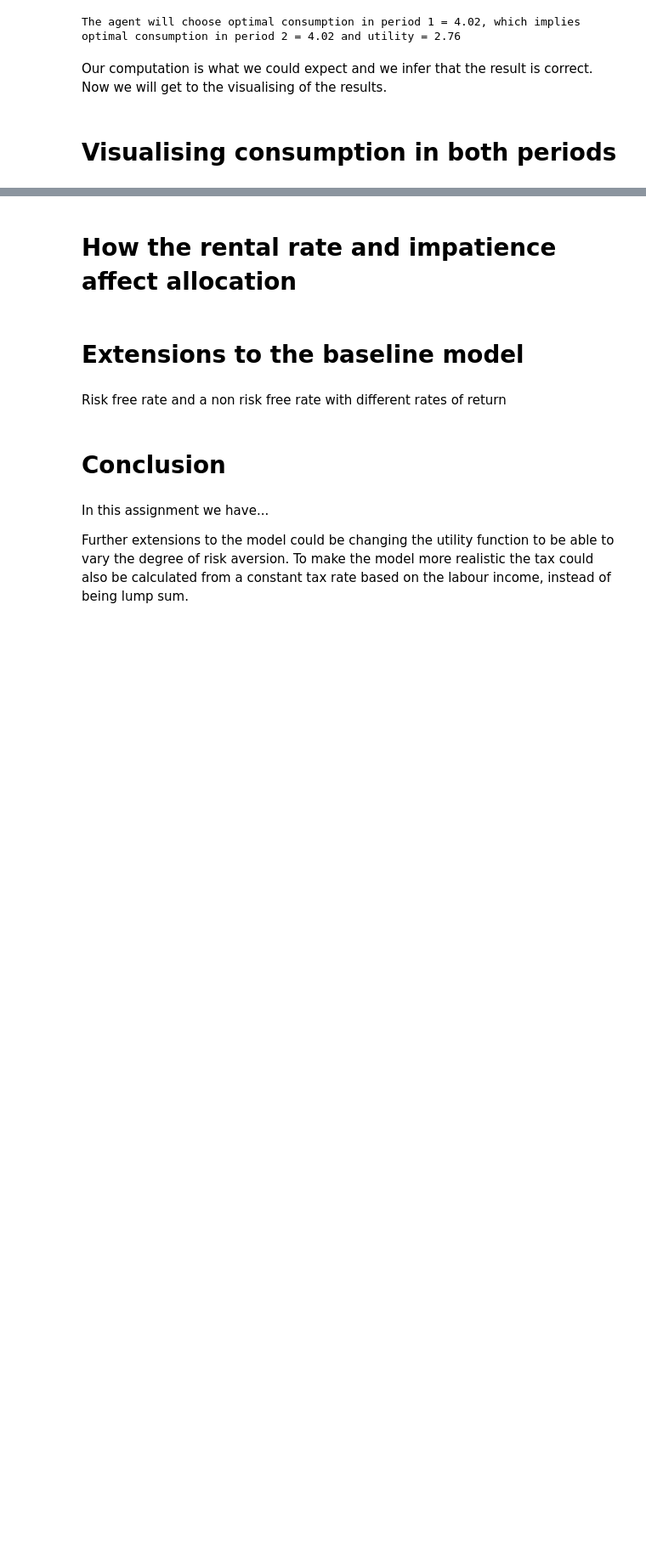
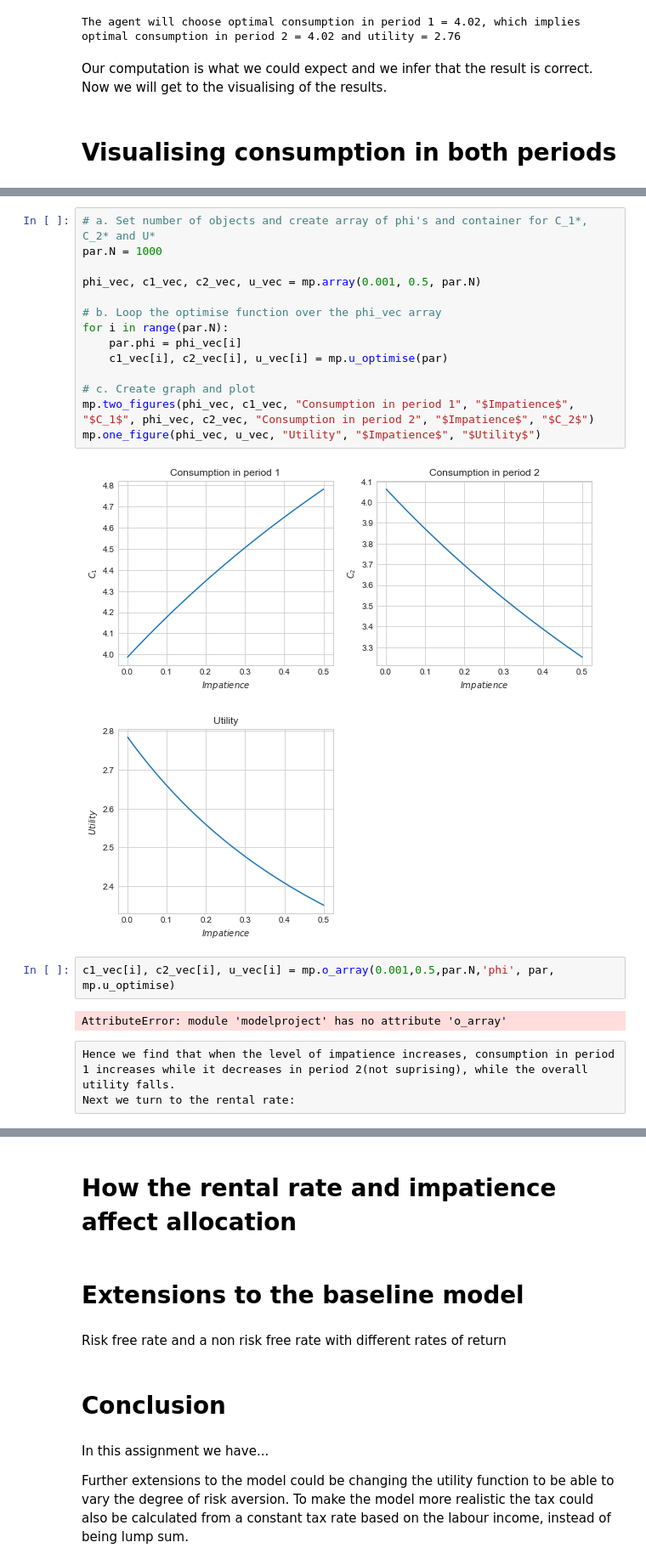
Before and after one commit to AskerNC/projects-2021-m-m, a Jupyter notebook: modelproject/modelproject.ipynb, the cells around one changed output, grey strips where cells are left out. Shown at 85% size. Saved outputs shown, nothing was run; the diff lists cells and outputs as text; blank space fills up the shorter version.

```diff
--- a/modelproject/modelproject.ipynb
+++ b/modelproject/modelproject.ipynb
@@ -107,0 +117,24 @@ For visualising the results we would like to show how varying degrees of impatie
+# %%
+# a. Set number of objects and create array of phi's and container for C_1*, C_2* and U*
+par.N = 1000
+
+phi_vec, c1_vec, c2_vec, u_vec = mp.array(0.001, 0.5, par.N)
+
+# b. Loop the optimise function over the phi_vec array
+for i in range(par.N):
+    par.phi = phi_vec[i]
+    c1_vec[i], c2_vec[i], u_vec[i] = mp.u_optimise(par)
+
+# c. Create graph and plot
+mp.two_figures(phi_vec, c1_vec, "Consumption in period 1", "$Impatience$", "$C_1$", phi_vec, c2_vec, "Consumption in period 2", "$Impatience$", "$C_2$")
+mp.one_figure(phi_vec, u_vec, "Utility", "$Impatience$", "$Utility$")
+# %% [output]
+[figure, added]
+[figure, added]
+# %%
+c1_vec[i], c2_vec[i], u_vec[i] = mp.o_array(0.001,0.5,par.N,'phi', par, mp.u_optimise)
+# %% [output]
+AttributeError: module 'modelproject' has no attribute 'o_array'
+# %% [raw]
+Hence we find that when the level of impatience increases, consumption in period 1 increases while it decreases in period 2(not suprising), while the overall utility falls.
+Next we turn to the rental rate:
```
Also changed, not shown: parts of 3 cells of this notebook, 2 other files.
